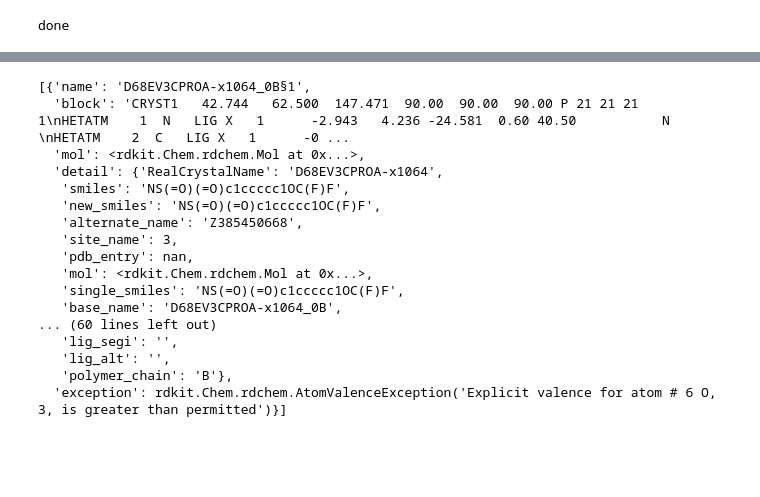
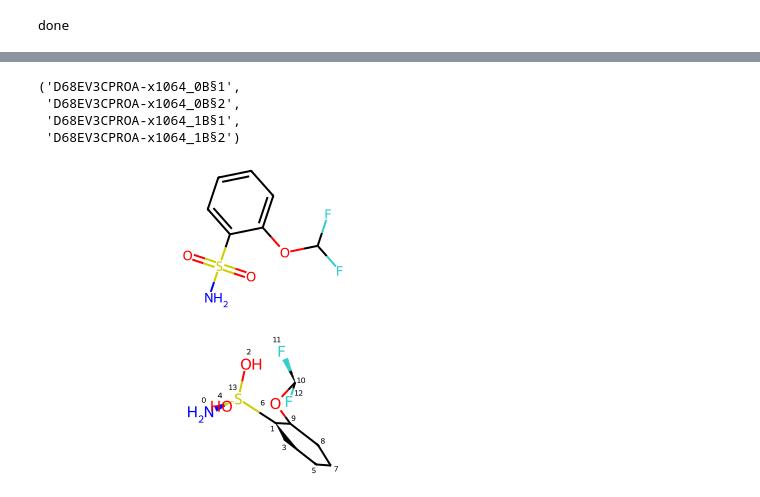
Before and after one commit to matteoferla/EV-D68-3C-protease, a Jupyter notebook: 02_hit-prep/frag-extraction.ipynb, the cells around one changed output, grey strips where cells are left out. Saved outputs shown, nothing was run; the diff lists cells and outputs as text; code cells hidden in the pictures; blank space fills up the shorter version.

Commit message:
:hammer: missing blocks

```diff
--- a/02_hit-prep/frag-extraction.ipynb
+++ b/02_hit-prep/frag-extraction.ipynb
@@ -178,29 +220,21 @@ NameError: name 'pdb_blocks' is not defined
+# %%
+import operator
+
+*map(operator.itemgetter('name'), baddies),
+# %% [output]
+('D68EV3CPROA-x1064_0B§1',
+ 'D68EV3CPROA-x1064_0B§2',
+ 'D68EV3CPROA-x1064_1B§1',
+ 'D68EV3CPROA-x1064_1B§2')
 # %%
-baddies
+baddies[0]['ref']
 # %% [output]
-[{'name': 'D68EV3CPROA-x1064_0B§1',
-  'block': 'CRYST1   42.744   62.500  147.471  90.00  90.00  90.00 P 21 21 21    1\nHETATM    1  N   LIG X   1      -2.943   4.236 -24.581  0.60 40.50           N  \nHETATM    2  C   LIG X   1      -0 ...
-  'mol': <rdkit.Chem.rdchem.Mol at 0x...>,
-  'detail': {'RealCrystalName': 'D68EV3CPROA-x1064',
-   'smiles': 'NS(=O)(=O)c1ccccc1OC(F)F',
-   'new_smiles': 'NS(=O)(=O)c1ccccc1OC(F)F',
-   'alternate_name': 'Z385450668',
-   'site_name': 3,
-   'pdb_entry': nan,
-   'mol': <rdkit.Chem.rdchem.Mol at 0x...>,
-   'single_smiles': 'NS(=O)(=O)c1ccccc1OC(F)F',
-   'base_name': 'D68EV3CPROA-x1064_0B',
-... (60 lines left out)
-   'lig_segi': '',
-   'lig_alt': '',
-   'polymer_chain': 'B'},
-  'exception': rdkit.Chem.rdchem.AtomValenceException('Explicit valence for atom # 6 O, 3, is greater than permitted')}]
+[figure, added]
 # %%
 # error corrections based on failure of below...
 from rdkit.Chem.Draw import IPythonConsole
 IPythonConsole.drawOptions.addAtomIndices = True
 
-
-# 6 & 12 should not be bondd
-name = 'D68EV3CPROA-x1064_0B§1'
-block = pdb_blocks[name]
+baddies[0]['mol']
+# %% [output]
+[figure, added]
```
Also changed, not shown: parts of 4 cells of this notebook.
